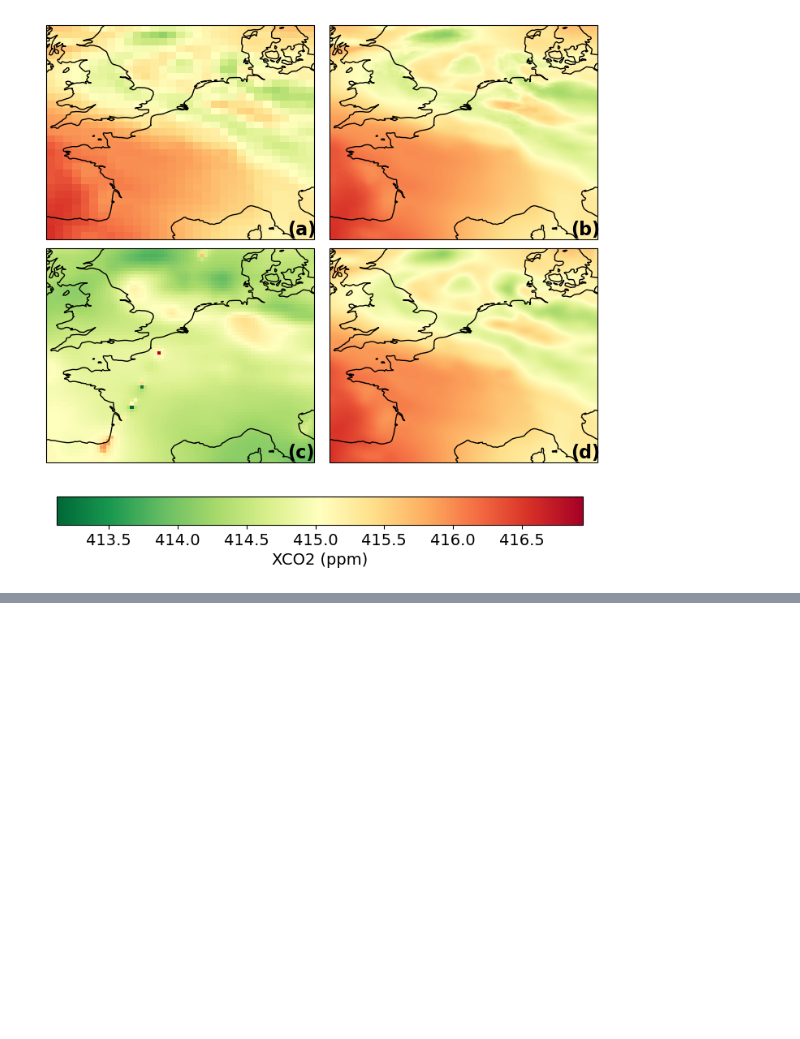
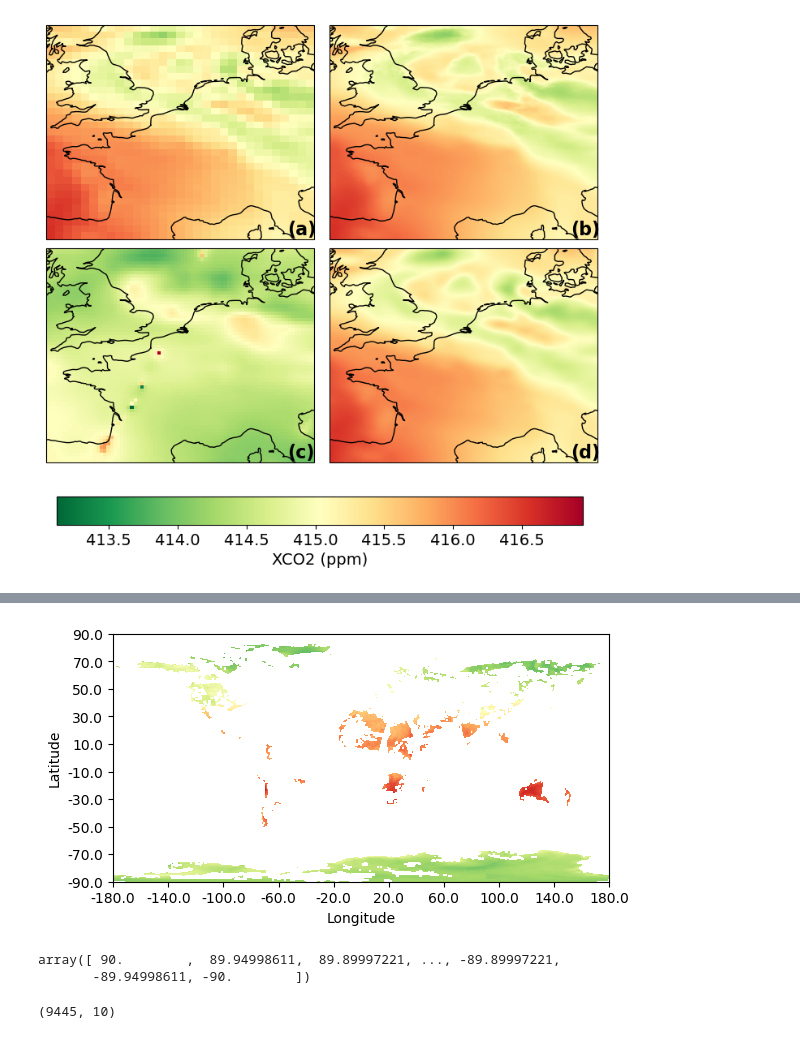
Before and after one commit to ar1619/DBPN_2, a Jupyter notebook: LST.ipynb, the cells around one changed output, grey strips where cells are left out. Cells and saved outputs as stored; diff of their text form; code cells hidden in the pictures; blank space fills up the shorter version.

```diff
--- a/LST.ipynb
+++ b/LST.ipynb
@@ -273,0 +425,19 @@ plt.s
+# %%
+file = nc.Dataset('../RDS/earthdata/MOD11C1_061-20241106_171429/MOD11C1.A2016001.061.2022002121119.hdf', 'r')
+temp_data = file['LST_Day_CMG'][:]
+plt.imshow(temp_data, cmap=RdYlGn_r)
+# Convert row and column indices to latitude and longitude
+nrows, ncols = temp_data.shape
+plt.xticks(np.linspace(0, ncols, 10), labels=np.round(np.linspace(-180, 180, 10), 2))
+plt.yticks(np.linspace(0, nrows, 10), labels=np.round(np.linspace(90, -90, 10), 2))
+# plt.colorbar()
+plt.xlabel('Longitude')
+plt.ylabel('Latitude')
+plt.show()
+# %% [output]
+[figure, added]
+# %%
+latitudes
+# %% [output]
+array([ 90.        ,  89.94998611,  89.89997221, ..., -89.89997221,
+       -89.94998611, -90.        ])
@@ -273,0 +465,4 @@ plt.s
+# %%
+np.asarray(filtered_gridified_data)[:, 1:11]
+# %% [output]
+(9445, 10)
```
Also changed, not shown: parts of 11 cells of this notebook, 3 other files.
